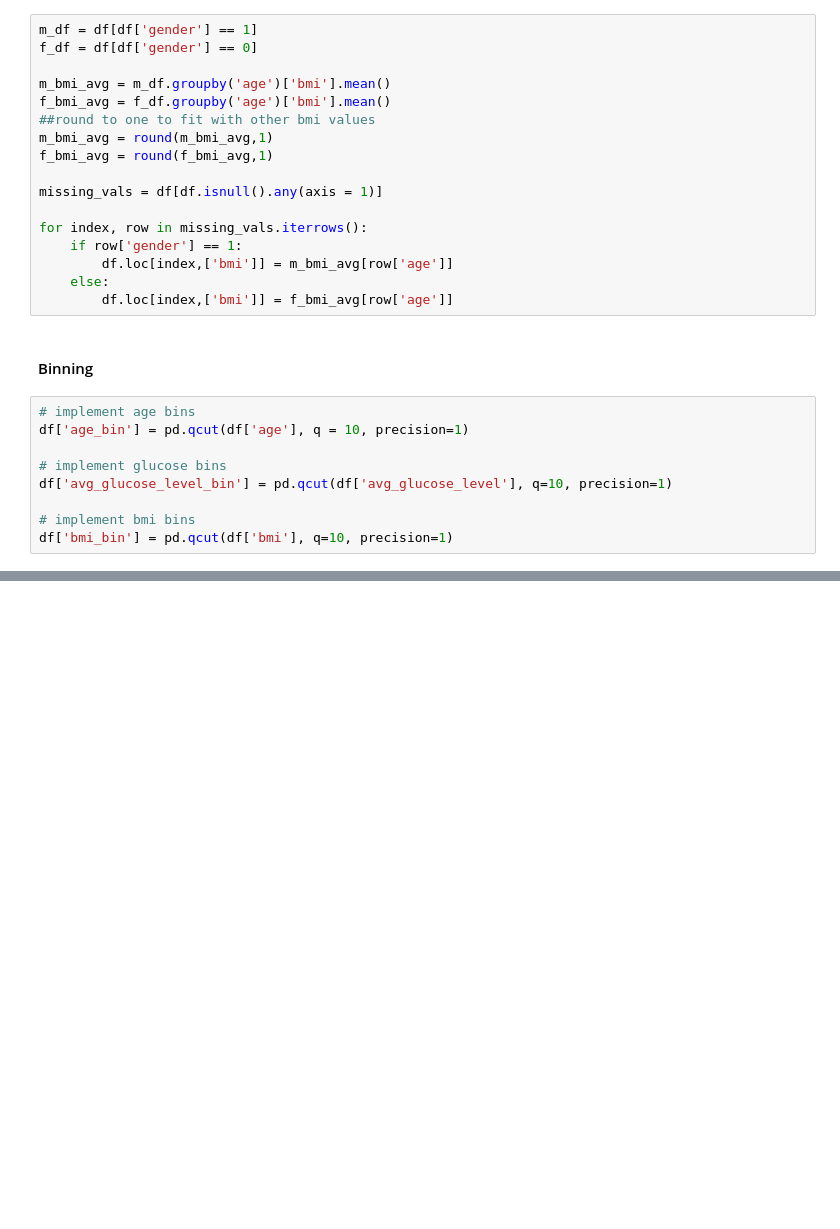
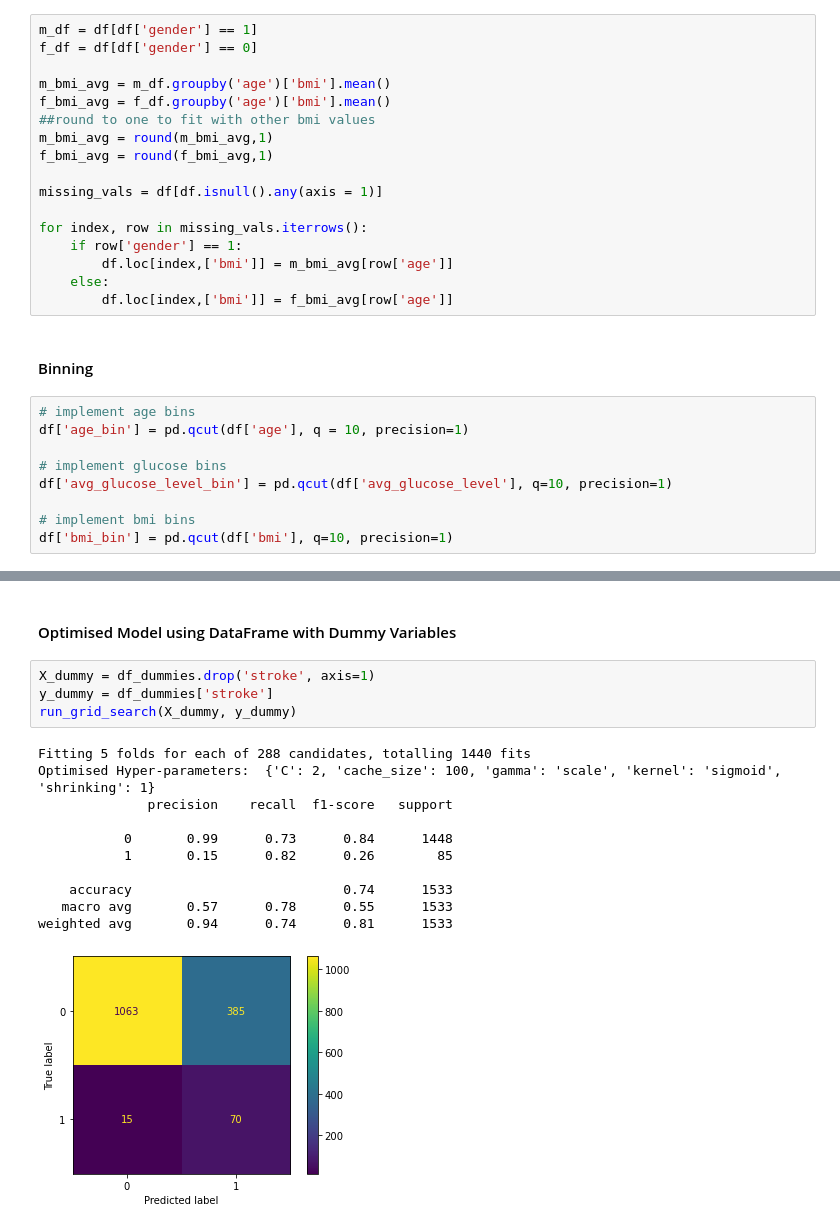
Before and after one commit to AaronNorwood/SIT307GroupAssignment2, a Jupyter notebook: Linden_SVM.ipynb, the cells around one changed output, grey strips where cells are left out. Saved outputs shown, nothing was run; the diff lists cells and outputs as text; blank space fills up the shorter version.

```diff
--- a/Linden_SVM.ipynb
+++ b/Linden_SVM.ipynb
@@ -317,0 +293,18 @@ run_model(model, X, y)
+# %% [markdown]
+<h4>Optimised Model using DataFrame with Dummy Variables
+# %%
+X_dummy = df_dummies.drop('stroke', axis=1)
+y_dummy = df_dummies['stroke']
+run_grid_search(X_dummy, y_dummy)
+# %% [output]
+Fitting 5 folds for each of 288 candidates, totalling 1440 fits
+Optimised Hyper-parameters:  {'C': 2, 'cache_size': 100, 'gamma': 'scale', 'kernel': 'sigmoid', 'shrinking': 1}
+              precision    recall  f1-score   support
+
+           0       0.99      0.73      0.84      1448
+           1       0.15      0.82      0.26        85
+
+    accuracy                           0.74      1533
+   macro avg       0.57      0.78      0.55      1533
+weighted avg       0.94      0.74      0.81      1533
+[figure, added]
```
Also changed, not shown: parts of 48 cells of this notebook.
